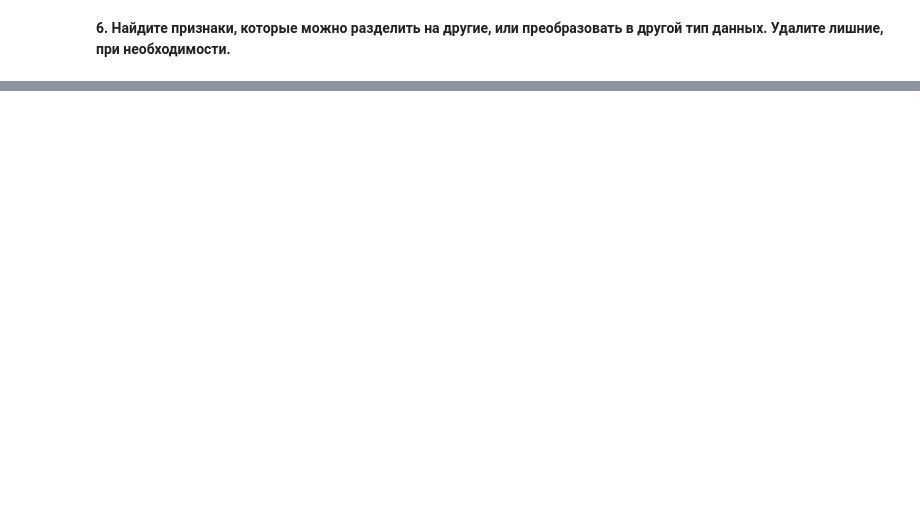
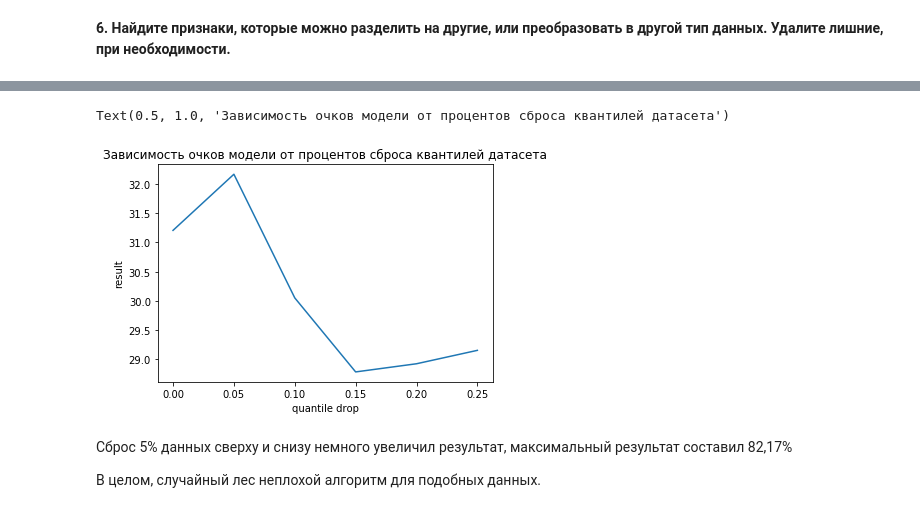
Before and after one commit to AlexeyUdod/dvp, a Jupyter notebook: dvp_fin.ipynb, the cells around one changed output, grey strips where cells are left out. Cells and saved outputs as stored; diff of their text form; code cells hidden in the pictures; blank space fills up the shorter version.

```diff
--- a/dvp_fin.ipynb
+++ b/dvp_fin.ipynb
@@ -319,0 +270,5 @@ preds = bst.predict(dtest)
+# %%
+x_train, x_test, y_train, y_test = train_test_split(data.drop('driver_response', axis=1),
+                                                    data.driver_response, test_size=0.3,
+                                                    random_state=11)
+x_train
@@ -319,0 +295,28 @@ preds = bst.predict(dtest)
+# %%
+def quantile_drop(data_t3, target_column_list, quantile_vol):
+  for i in target_column_list:
+    x = data_t3[data_t3.columns[i]]
+    data_t3 = data_t3[x >= x.quantile(quantile_vol)]
+    data_t3 = data_t3[x <= x.quantile(1 - quantile_vol)]
+  return data_t3
+# %%
+def RF1(dataset, target_column_num, input_nums):
+  input_nums = list(set(input_nums) - {target_column_num})
+  x_train, x_test, y_train, y_test = train_test_split(dataset.drop(dataset.columns[target_column_num], axis=1)[dataset.columns[[input_nums]]], dataset[dataset.columns[target_column_num]], test_size=0.3)
+  model = RandomForestClassifier(n_estimators=100)
+  model.fit(x_train, y_train)
+  score =  model.score(x_test, y_test)
+  real_score = round(100*(score - np.float(1 / dataset[dataset.columns[target_column_num]].unique().shape[0])), 3) # реальные очки модели с вычетом случайного угадывания
+  print('model score', score, type(score))
+  print('real score', real_score,'%')
+  print(classification_report(y_test, model.predict(x_test)))
+  sns.barplot(dataset.drop(dataset.columns[target_column_num], axis=1)[dataset.columns[[input_nums]]].columns, model.feature_importances_)
+  plt.xticks(rotation=90)
+  plt.gcf().set_size_inches(15,8)
+  return real_score
+# %%
+results = pd.DataFrame(columns=['quantile drop', 'result', 'data shape'])
+for i in range(0, 30, 5):
+  q = i * 0.01
+  data_tx = quantile_drop(data, [3,4,5,6,7,11], q)
+  results = results.append({'quantile drop':q, 'result':RF1(data_tx, 10, range(12)), 'data shape':data_tx.shape[0]}, ignore_index=True)
@@ -319,0 +395,10 @@ preds = bst.predict(dtest)
+# %%
+sns.lineplot(x = results['quantile drop'], y = results['result'])
+plt.title('Зависимость очков модели от процентов сброса квантилей датасета')
+# %% [output]
+Text(0.5, 1.0, 'Зависимость очков модели от процентов сброса квантилей датасета')
+[figure, added]
+# %% [markdown]
+Сброс 5% данных сверху и снизу немного увеличил результат, максимальный результат  составил 82,17%
+
+В целом, случайный леc неплохой алгоритм для подобных данных.
```
Also changed, not shown: parts of 66 cells of this notebook.
